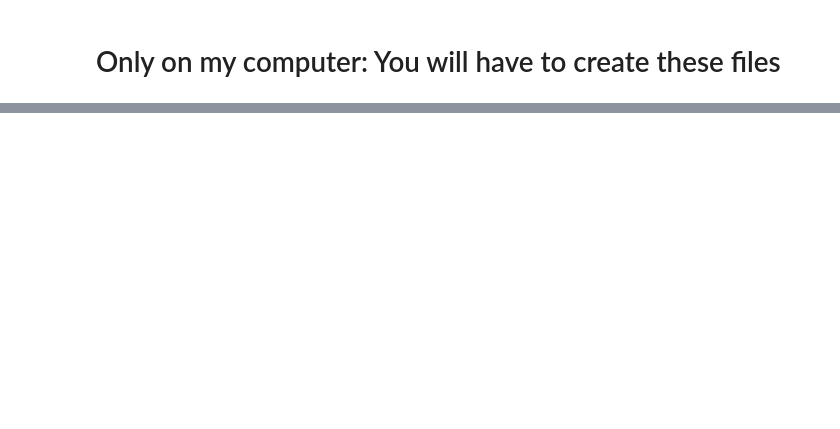
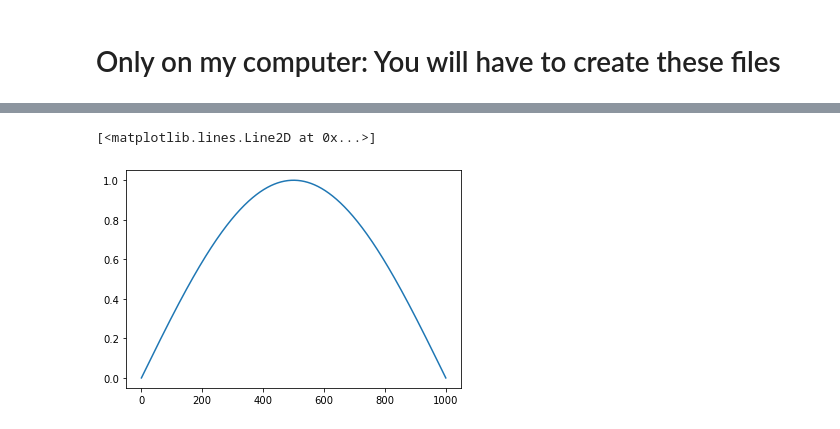
Before and after one commit to lukepolson/youtube_channel, a Jupyter notebook: vid5.ipynb, the cells around one changed output, grey strips where cells are left out. Cells and saved outputs as stored; diff of their text form; code cells hidden in the pictures; blank space fills up the shorter version.

```diff
--- a/vid5.ipynb
+++ b/vid5.ipynb
@@ -177,0 +284,5 @@ Audio('../output/v3_Al+Csl+D.wav')
+# %%
+plt.plot(y0)
+# %% [output]
+[<matplotlib.lines.Line2D at 0x...>]
+[figure, added]
```
Also changed, not shown: parts of 23 cells of this notebook.
